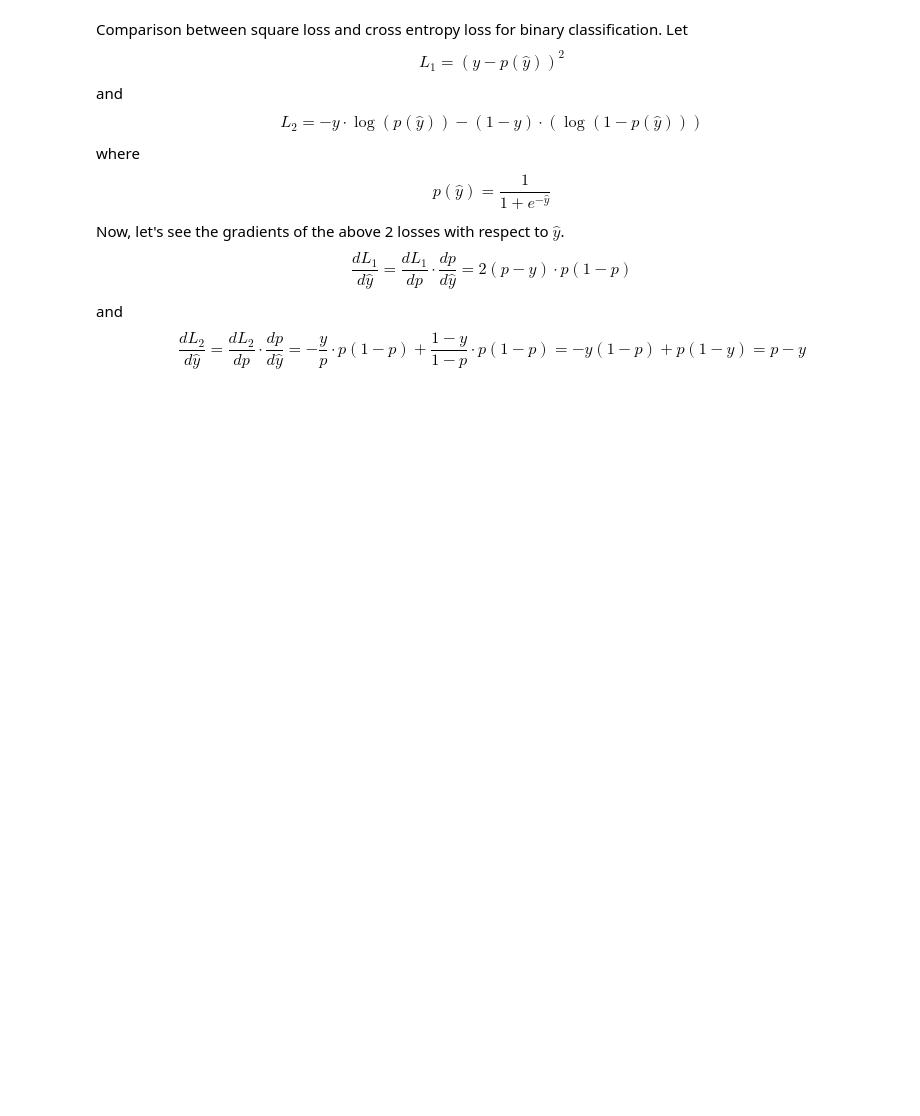
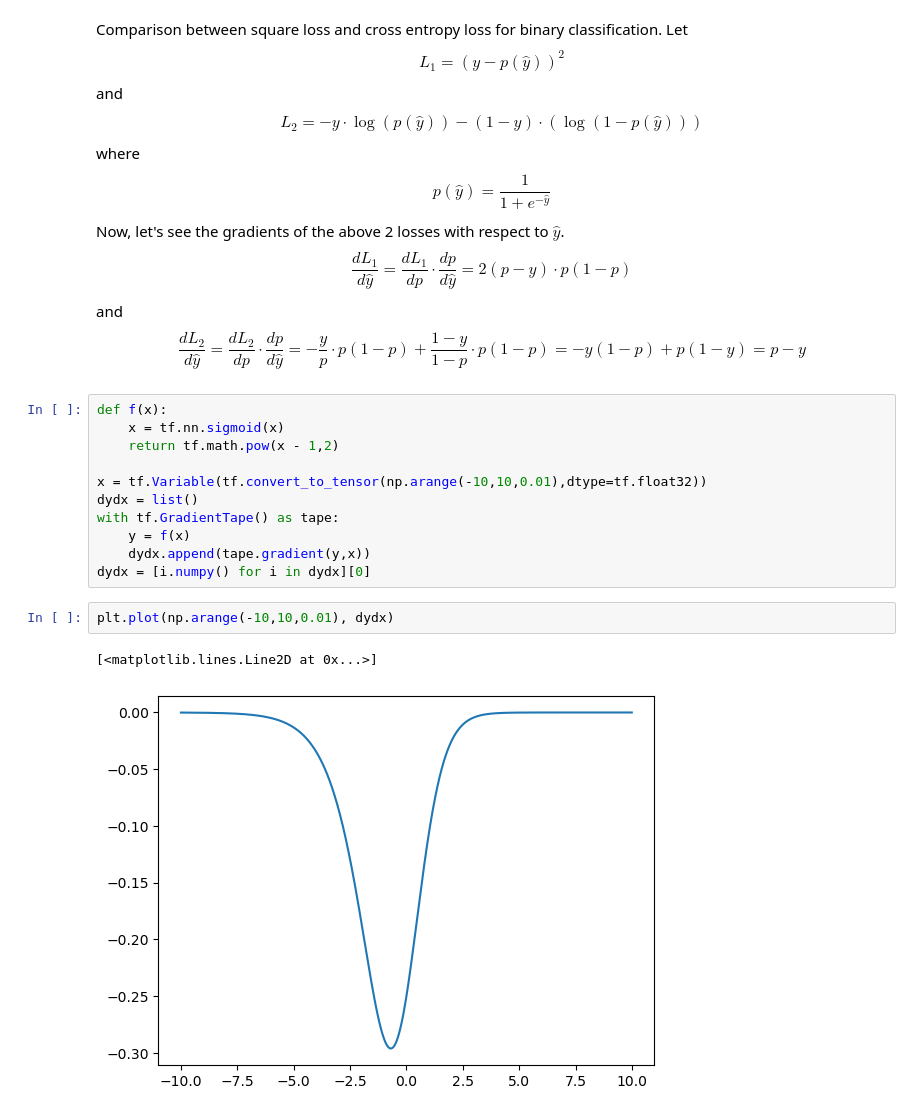
Before and after one commit to llcc402/chery_public, a Jupyter notebook: coherent-lstm-hmc.ipynb, the cells around one changed output. Cells and saved outputs as stored; diff of their text form; blank space fills up the shorter version.

```diff
--- a/coherent-lstm-hmc.ipynb
+++ b/coherent-lstm-hmc.ipynb
@@ -323,3 +323,19 @@ and
 $$
 \frac{d L_2}{d\hat{y}} = \frac{d L_2}{d p} \cdot \frac{d p}{d\hat{y}} = - \frac{y}{p} \cdot p(1-p) + \frac{1-y}{1-p} \cdot p(1-p) = -y(1-p) + p(1-y) = p-y
 $$
+# %%
+def f(x):
+    x = tf.nn.sigmoid(x)
+    return tf.math.pow(x - 1,2)
+
+x = tf.Variable(tf.convert_to_tensor(np.arange(-10,10,0.01),dtype=tf.float32))
+dydx = list()
+with tf.GradientTape() as tape:
+    y = f(x)
+    dydx.append(tape.gradient(y,x))
+dydx = [i.numpy() for i in dydx][0]
+# %%
+plt.plot(np.arange(-10,10,0.01), dydx)
+# %% [output]
+[<matplotlib.lines.Line2D at 0x...>]
+[figure, added]
```
Also changed, not shown: parts of 3 cells of this notebook, 1 other file.
